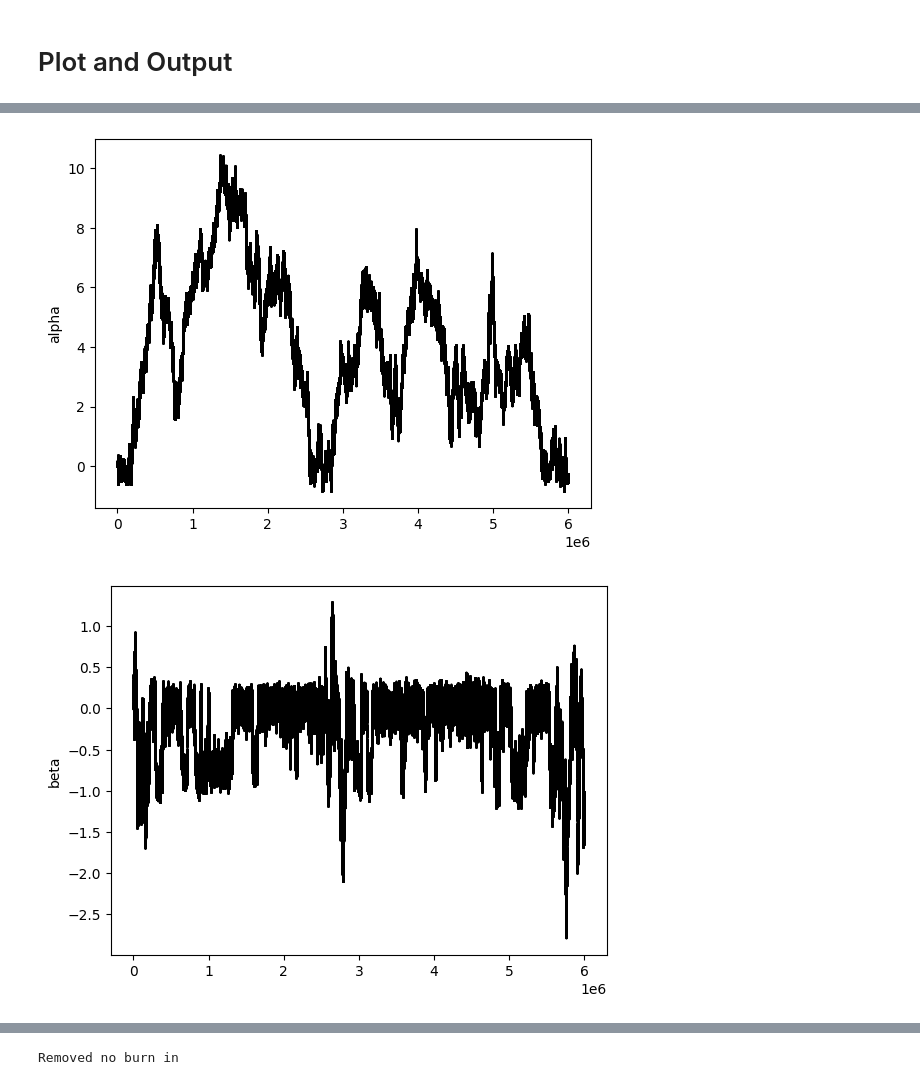
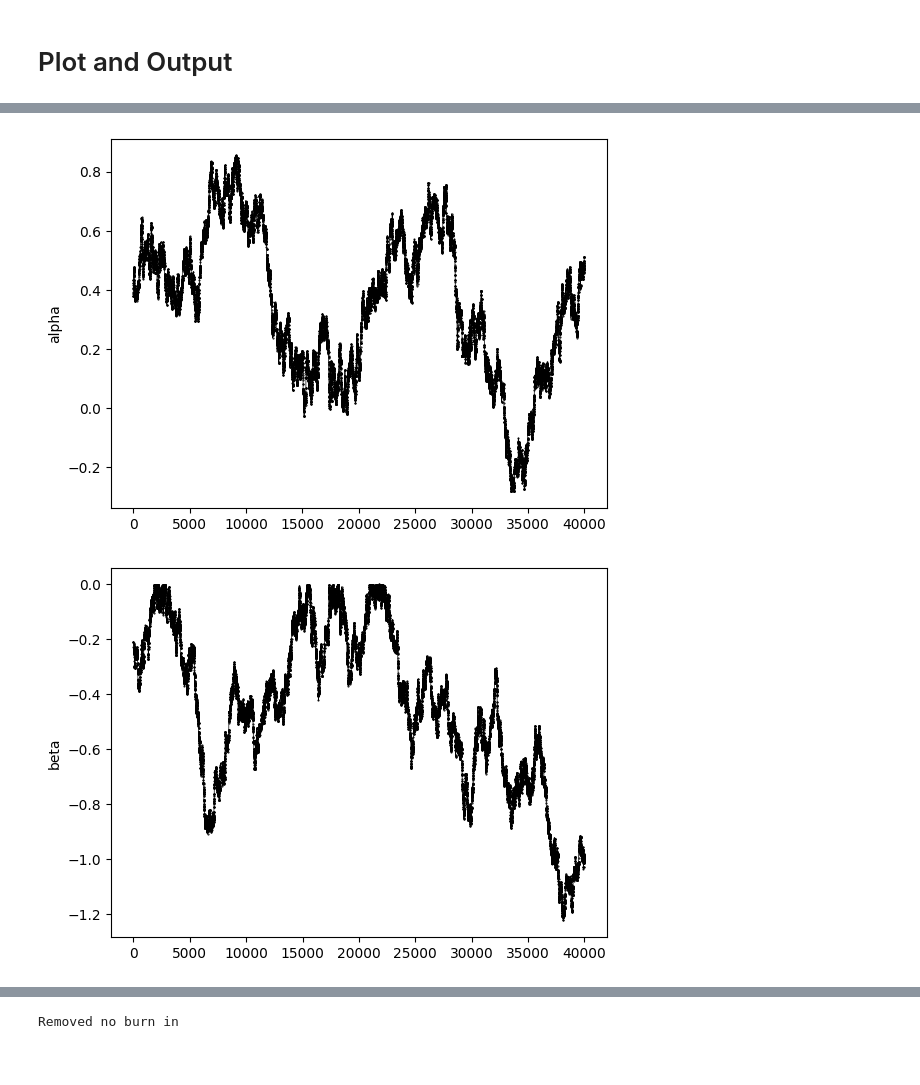
Before and after one commit to yahyaMohamadi/Dark-Energy-and-local-limit-of-NLG, a Jupyter notebook: MCMC.ipynb, the cells around one changed output, grey strips where cells are left out. Saved outputs shown, nothing was run; the diff lists cells and outputs as text; code cells hidden in the pictures.

```diff
--- a/MCMC.ipynb
+++ b/MCMC.ipynb
@@ -248,8 +258,8 @@ def repot_tele(progress):
 mcmc = run_mcmc(data=data_BAO ,
                 state="BAO",
                 n_steps=6*1000*1000,
-                step_size=np.array([0.01,0.01,0.01,.1]),
-                parameters = np.array([ 0   ,  0   ,  0.3, 70.   ]),
-                report_state = 100000,
+                step_size=np.array([.01,0.01,.01,.01]),
+                parameters = np.array([ 0   ,  0   ,  .3 , 70.   ]),
+                report_state = 10000,
                 continue_fron_old_chian = False ,
-                save_while_report =True)
+                save_while_report =False)
@@ -360,17 +381,17 @@ error [2.45278485 0.46372562 0.11797781 1.03423977]
 # %%
 def chain_visual(chain_samples,
                 chain_chi2 ):
       samples = chain_samples.T
       for i in range(len(parameters_name)):
         plt.plot(samples[i], marker='.' ,ms = 1,linewidth = '0.5',linestyle='-',color = 'black')
         plt.ylabel(parameters_name[i])
         plt.show()
       plt.plot(chain_chi2, marker='.' ,ms = 1,linewidth = '0.5',linestyle='-',color = 'black')
       plt.ylabel("chi")
       plt.show()
 
-chain_visual(chain_BAO,
-                chi2_BAO)
+chain_visual(chain_BAO[4000000:4040000],
+                chi2_BAO[4000000:4040000])
 # %% [output]
-[figure, old version]
+[figure, new version]
-[figure, old version]
+[figure, new version]
```
Also changed, not shown: parts of 10 cells of this notebook.
